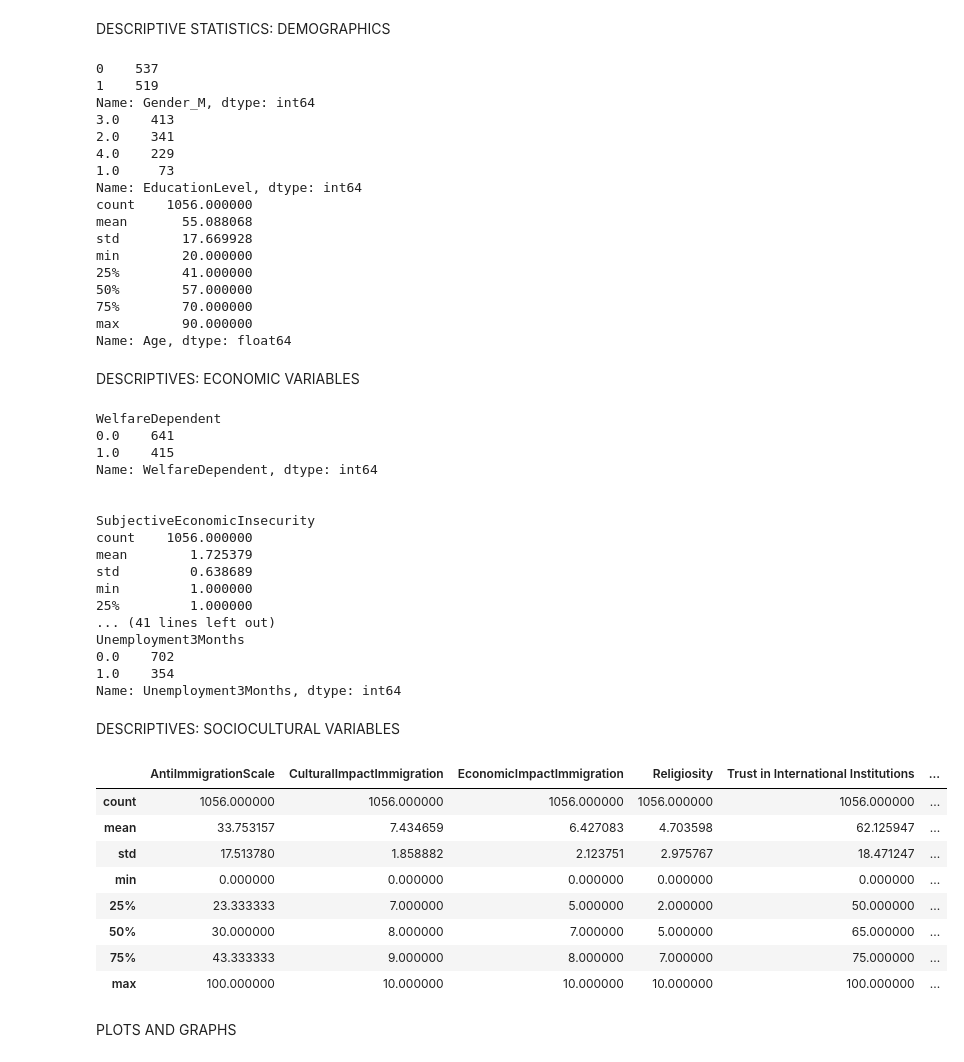
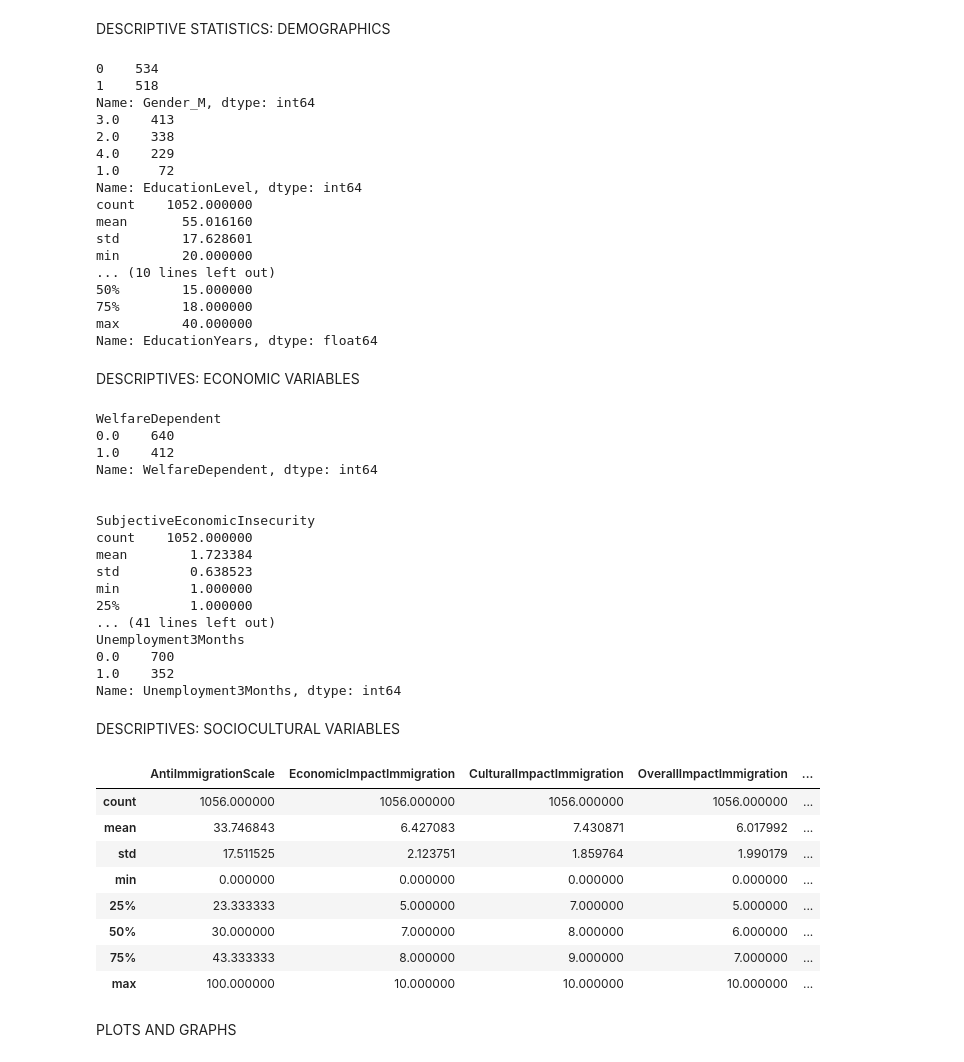
Before and after one commit to nachonachonacho/Portfolio_2023, a Jupyter notebook: IVR_UH_THESIS_2023/notebooks/IVR_UHThesis_2023.ipynb, the cells around one changed output. Cells and saved outputs as stored; diff of their text form; code cells hidden in the pictures.

```diff
--- a/IVR_UH_THESIS_2023/notebooks/IVR_UHThesis_2023.ipynb
+++ b/IVR_UH_THESIS_2023/notebooks/IVR_UHThesis_2023.ipynb
@@ -49,7 +49,7 @@ print(ess_df.head())
 Data Filtering
 # %%
 # Select subset of variables
-var_list = ['uemp3m', 'agea', 'stfeco', 'hincfel', 'hincsrca', 'rlgdgr', 'edlvdfi',
+var_list = ['uemp3m', 'agea', 'stfeco', 'hincfel', 'hincsrca', 'rlgdgr', 'edlvdfi', 'eduyrs',
             'trstprl', 'trstlgl', 'trstplc', 'trstplt', 'trstprt', 'trstep', 'trstun',
             'trstsci', 'prtvtefi', 'prtclffi', 'imbgeco', 'imueclt', 'imwbcnt', 'stfgov',
             'stfdem', 'ipbhprp', 'impsafe', 'ipfrule', 'imptrad', 'lrscale', 'gndr',
@@ -118,7 +118,8 @@ FI_df['EducationLevel'] = np.where(FI_df['edlvdfi'].isin(range(1, 3)), 1,
                              np.where(FI_df['edlvdfi'].isin(range(6, 11)), 3,
                              np.where(FI_df['edlvdfi'].isin([11, 12, 13, 14, 5555]), 4, np.nan))))
 
-
+# EducationYears
+FI_df['EducationYears'] = np.where(FI_df['eduyrs'].isin(range(77, 100)), np.nan, FI_df['eduyrs'])
 # Age
 FI_df['Age'] = np.where(FI_df['agea'] == 999, np.nan, FI_df['agea'])
 
@@ -200,5 +201,5 @@ FI_df['National_attachment'] = np.where(FI_df['atchctr'].between(77, 99), np.nan
 
 
 
-# Religiosity
-FI_df['Religiosity'] = np.where(FI_df['rlgdgr'].isin(range(77, 100)), np.nan, FI_df['rlgdgr'])
+
+FI_df[['TrustPoliticians', 'SatisfactionWithGovernment', 'SatisfactionWithDemocracy', 'TrustParliament', 'TrustPoliticalParties', 'TrustEuropeanParliament','TrustUN']].describe()
@@ -228,13 +239,13 @@ Name: VotedPS, dtype: int64
 Data Cleaning
 # %%
 # Sociocultural variables
-Sociocultural_df = FI_df[['AntiImmigrationScale', 'Religiosity', 'Trust in International Institutions', 'Trust In National Institutions', 'Authoritarian Values', 'LeftRightScale', 'National_attachment', 'CulturalImpactImmigration', 'EconomicImpactImmigration']]
+Sociocultural_df = FI_df[['AntiImmigrationScale','EconomicImpactImmigration', 'CulturalImpactImmigration', 'OverallImpactImmigration', 'Trust in International Institutions', 'Trust In National Institutions', 'Authoritarian Values', 'LeftRightScale', 'National_attachment']]
 
 # Economic variables
 Economic_df = FI_df[['WelfareDependent', 'SubjectiveEconomicInsecurity', 'IncomeLevel', 'EconomySatisfaction', 'Unemployment3Months']]
 
 # Demographic variables
-Demographics_df = FI_df[['EducationLevel', 'Age', 'Gender_M']]
+Demographics_df = FI_df[['EducationLevel', 'Age', 'Gender_M', 'EducationYears']]
 
 
 # Target variable
@@ -280,24 +269,26 @@ DESCRIPTIVE STATISTICS: DEMOGRAPHICS
 print(model_df['Gender_M'].value_counts())
 print(model_df['EducationLevel'].value_counts())
 print(model_df['Age'].describe())
+
+print(model_df['EducationYears'].describe())
 # %% [output]
-0    537
-1    519
+0    534
+1    518
 Name: Gender_M, dtype: int64
 3.0    413
-2.0    341
+2.0    338
 4.0    229
-1.0     73
+1.0     72
 Name: EducationLevel, dtype: int64
-count    1056.000000
-mean       55.088068
-std        17.669928
+count    1052.000000
+mean       55.016160
+std        17.628601
 min        20.000000
-25%        41.000000
-50%        57.000000
-75%        70.000000
-max        90.000000
-Name: Age, dtype: float64
+... (10 lines left out)
+50%        15.000000
+75%        18.000000
+max        40.000000
+Name: EducationYears, dtype: float64
 # %% [markdown]
 DESCRIPTIVES: ECONOMIC VARIABLES
 # %%
@@ -323,36 +314,36 @@ print(model_df['Unemployment3Months'].value_counts())
 print("\n")
 # %% [output]
 WelfareDependent
-0.0    641
-1.0    415
+0.0    640
+1.0    412
 Name: WelfareDependent, dtype: int64
 
 
 SubjectiveEconomicInsecurity
-count    1056.000000
-mean        1.725379
-std         0.638689
+count    1052.000000
+mean        1.723384
+std         0.638523
 min         1.000000
 25%         1.000000
 ... (41 lines left out)
 Unemployment3Months
-0.0    702
-1.0    354
+0.0    700
+1.0    352
 Name: Unemployment3Months, dtype: int64
 # %% [markdown]
 DESCRIPTIVES: SOCIOCULTURAL VARIABLES
 # %%
-model_df[['AntiImmigrationScale','CulturalImpactImmigration', 'EconomicImpactImmigration', 'Religiosity', 'Trust in International Institutions', 'Trust In National Institutions', 'Authoritarian Values', 'LeftRightScale', 'National_attachment']].describe()
+model_df[['AntiImmigrationScale', 'EconomicImpactImmigration', 'CulturalImpactImmigration', 'OverallImpactImmigration', 'Trust in International Institutions', 'Trust In National Institutions', 'Authoritarian Values', 'LeftRightScale', 'National_attachment']].describe()
 # %% [output]
-|  | AntiImmigrationScale | CulturalImpactImmigration | EconomicImpactImmigration | Religiosity | Trust in International Institutions | ... |
-| count | 1056.000000 | 1056.000000 | 1056.000000 | 1056.000000 | 1056.000000 | ... |
-| mean | 33.753157 | 7.434659 | 6.427083 | 4.703598 | 62.125947 | ... |
-| std | 17.513780 | 1.858882 | 2.123751 | 2.975767 | 18.471247 | ... |
-| min | 0.000000 | 0.000000 | 0.000000 | 0.000000 | 0.000000 | ... |
-| 25% | 23.333333 | 7.000000 | 5.000000 | 2.000000 | 50.000000 | ... |
-| 50% | 30.000000 | 8.000000 | 7.000000 | 5.000000 | 65.000000 | ... |
-| 75% | 43.333333 | 9.000000 | 8.000000 | 7.000000 | 75.000000 | ... |
-| max | 100.000000 | 10.000000 | 10.000000 | 10.000000 | 100.000000 | ... |
+|  | AntiImmigrationScale | EconomicImpactImmigration | CulturalImpactImmigration | OverallImpactImmigration | ... |
+| count | 1056.000000 | 1056.000000 | 1056.000000 | 1056.000000 | ... |
+| mean | 33.746843 | 6.427083 | 7.430871 | 6.017992 | ... |
+| std | 17.511525 | 2.123751 | 1.859764 | 1.990179 | ... |
+| min | 0.000000 | 0.000000 | 0.000000 | 0.000000 | ... |
+| 25% | 23.333333 | 5.000000 | 7.000000 | 5.000000 | ... |
+| 50% | 30.000000 | 7.000000 | 8.000000 | 6.000000 | ... |
+| 75% | 43.333333 | 8.000000 | 9.000000 | 7.000000 | ... |
+| max | 100.000000 | 10.000000 | 10.000000 | 10.000000 | ... |
 # %% [markdown]
 PLOTS AND GRAPHS
 # %%
```
Also changed, not shown: parts of 12 cells of this notebook.
